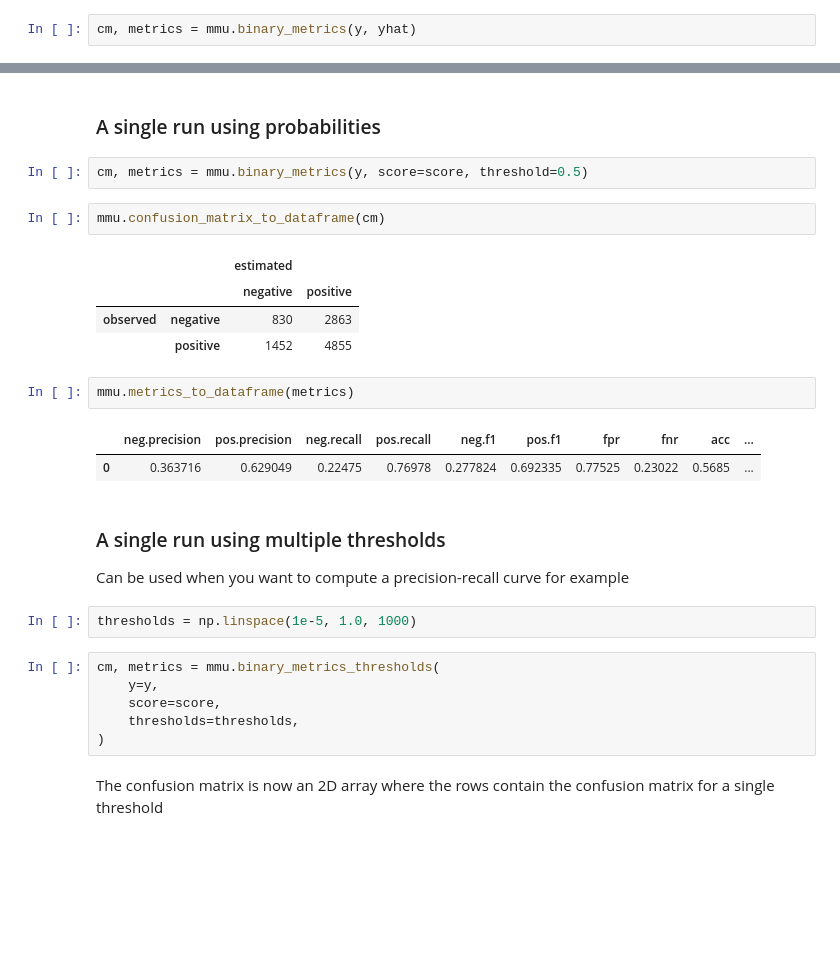
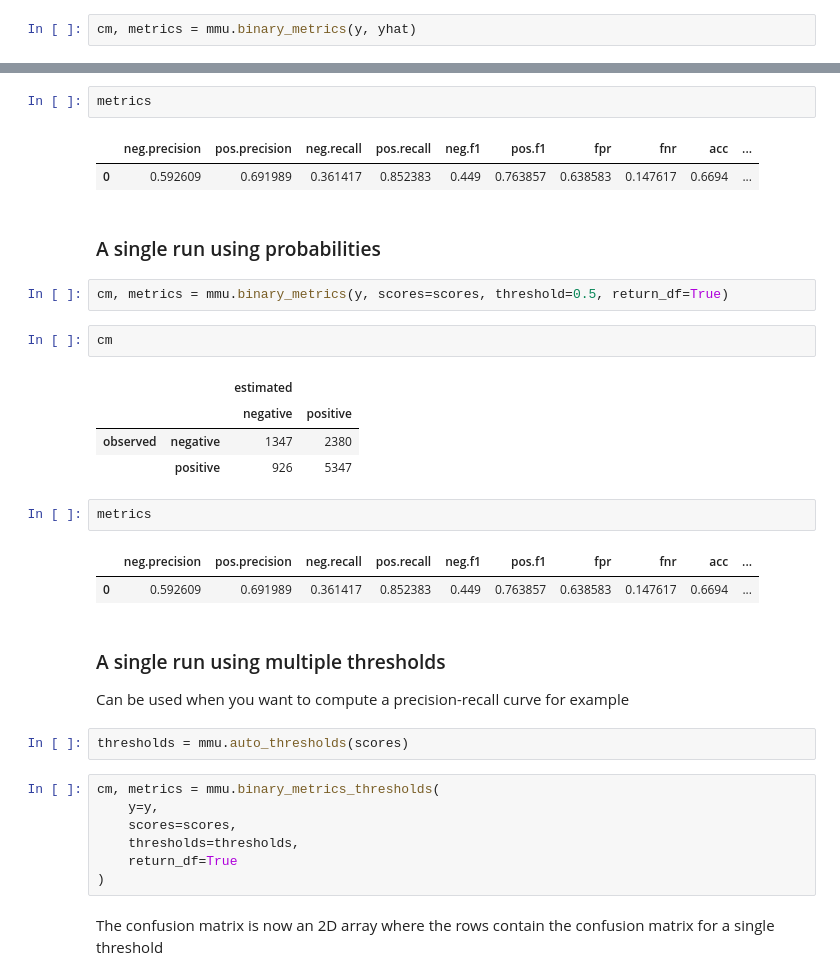
Before and after one commit to RUrlus/ModelMetricUncertainty, a Jupyter notebook: notebooks/metrics_tutorial.ipynb, the cells around one changed output, grey strips where cells are left out. Saved outputs shown, nothing was run; the diff lists cells and outputs as text; blank space fills up the shorter version.

```diff
--- a/notebooks/metrics_tutorial.ipynb
+++ b/notebooks/metrics_tutorial.ipynb
@@ -108,30 +115,36 @@ mmu.metrics_to_dataframe(metrics)
+# %%
+metrics
+# %% [output]
+|  | neg.precision | pos.precision | neg.recall | pos.recall | neg.f1 | pos.f1 | fpr | fnr | acc | ... |
+| 0 | 0.592609 | 0.691989 | 0.361417 | 0.852383 | 0.449 | 0.763857 | 0.638583 | 0.147617 | 0.6694 | ... |
 # %% [markdown]
 ### A single run using probabilities
 # %%
-cm, metrics = mmu.binary_metrics(y, score=score, threshold=0.5)
+cm, metrics = mmu.binary_metrics(y, scores=scores, threshold=0.5, return_df=True)
-# %%
-mmu.confusion_matrix_to_dataframe(cm)
-# %% [output]
-|  |  | estimated |  |
-|  |  | negative | positive |
-| observed | negative | 830 | 2863 |
-|  | positive | 1452 | 4855 |
-# %%
-mmu.metrics_to_dataframe(metrics)
-# %% [output]
-|  | neg.precision | pos.precision | neg.recall | pos.recall | neg.f1 | pos.f1 | fpr | fnr | acc | ... |
-| 0 | 0.363716 | 0.629049 | 0.22475 | 0.76978 | 0.277824 | 0.692335 | 0.77525 | 0.23022 | 0.5685 | ... |
+# %%
+cm
+# %% [output]
+|  |  | estimated |  |
+|  |  | negative | positive |
+| observed | negative | 1347 | 2380 |
+|  | positive | 926 | 5347 |
+# %%
+metrics
+# %% [output]
+|  | neg.precision | pos.precision | neg.recall | pos.recall | neg.f1 | pos.f1 | fpr | fnr | acc | ... |
+| 0 | 0.592609 | 0.691989 | 0.361417 | 0.852383 | 0.449 | 0.763857 | 0.638583 | 0.147617 | 0.6694 | ... |
 # %% [markdown]
 ### A single run using multiple thresholds
 
 Can be used when you want to compute a precision-recall curve for example
 # %%
-thresholds = np.linspace(1e-5, 1.0, 1000)
+thresholds = mmu.auto_thresholds(scores)
 # %%
 cm, metrics = mmu.binary_metrics_thresholds(
     y=y,
-    score=score,
+    scores=scores,
     thresholds=thresholds,
+    return_df=True
 )
 # %% [markdown]
 The confusion matrix is now an 2D array where the rows contain the confusion matrix for a single threshold
```
Also changed, not shown: parts of 27 cells of this notebook, 1 other file.
